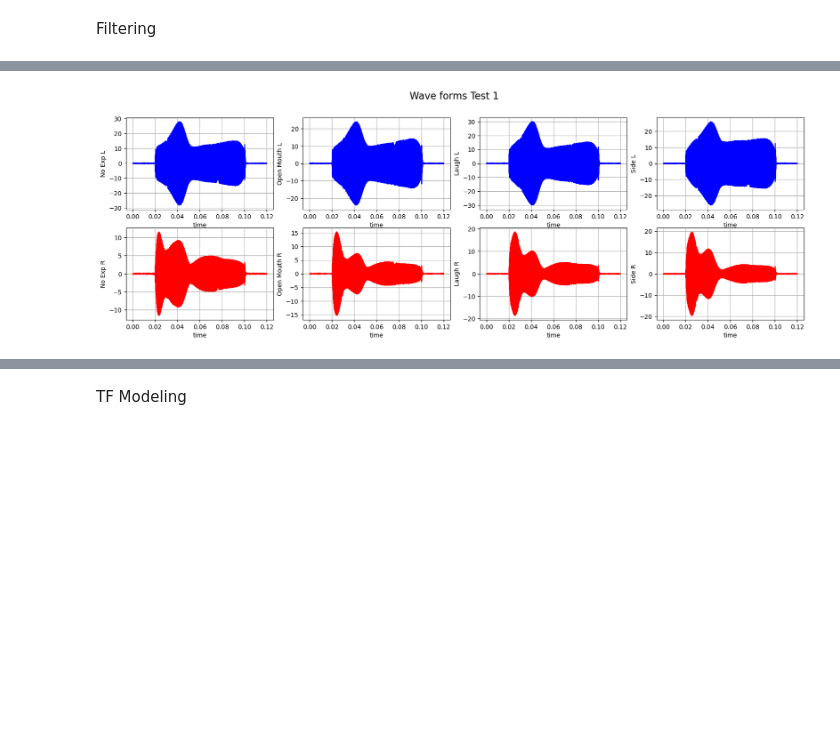
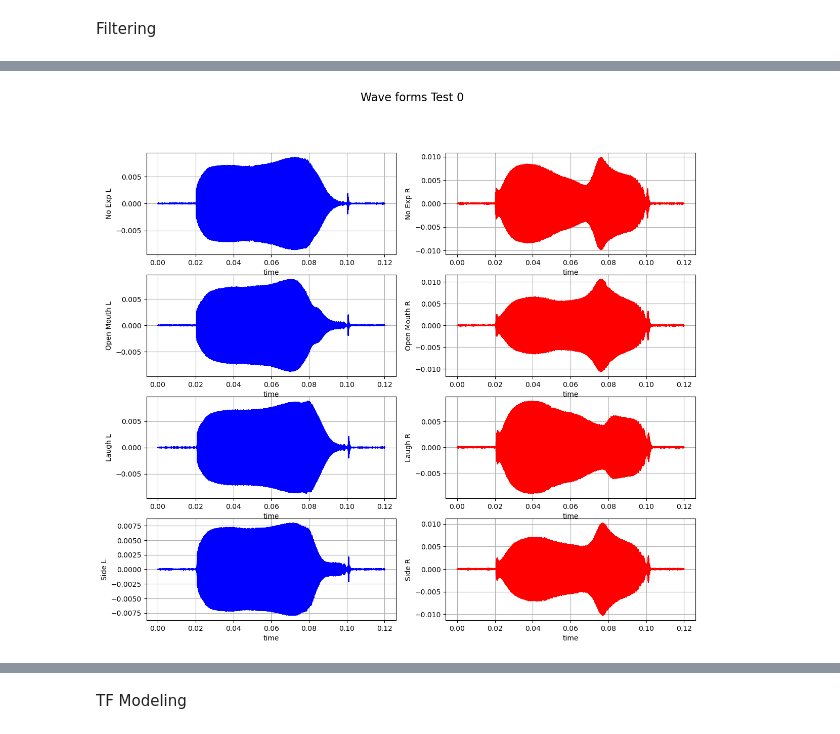
Before and after one commit to SaadiaJameel/ear-echo, a Jupyter notebook: Ear_Echo/Signal Analyzing.ipynb, the cells around one changed output, grey strips where cells are left out. Saved outputs shown, nothing was run; the diff lists cells and outputs as text; code cells hidden in the pictures; blank space fills up the shorter version.

```diff
--- a/Ear_Echo/Signal Analyzing.ipynb
+++ b/Ear_Echo/Signal Analyzing.ipynb
@@ -271,12 +262,11 @@ Text(0.5, 1.0, 'Open Mouth')
 # %%
-ind = segment_chirp(Blow_Ad,Fs,delay=0.5)
-Blow_A = ([Blow_Ad])[0][ind[0]:ind[1]]
-Blow_B = ([Blow_Bd])[0][ind[0]:ind[1]]
+Blow_A = normalize([Blow_Ad])[0][int(Fs*1.483):int(Fs*(1.483+0.46))]
+Blow_B = normalize([Blow_Bd])[0][int(Fs*1.483):int(Fs*(1.483+0.46))]
 
 plt.figure(figsize=(12,2))
 librosa.display.waveshow(Blow_A,sr=Fs,color="blue")
 plt.title("Blow")
-#plt.xlim((1.227,2))
+plt.xlim((1.503,2))
 
 plt.figure(figsize=(12,2))
 librosa.display.waveshow(Blow_B,sr=Fs,color="red")
@@ -289,12 +279,11 @@ Text(0.5, 1.0, 'Blow')
 # %%
-ind = segment_chirp(Side_Ad,Fs,delay=0.6)
-Side_A = ([Side_Ad])[0][ind[0]:ind[1]]
-Side_B = ([Side_Bd])[0][ind[0]:ind[1]]
+Side_A = normalize([Side_Ad])[0][int(Fs*1.212):int(Fs*(1.212+0.46))]
+Side_B = normalize([Side_Bd])[0][int(Fs*1.212):int(Fs*(1.212+0.46))]
 
 plt.figure(figsize=(12,2))
 librosa.display.waveshow(Side_A,sr=Fs,color="blue")
 plt.title("Side")
-#plt.xlim((1.219,2))
+plt.xlim((1.232,2))
 
 plt.figure(figsize=(12,2))
 librosa.display.waveshow(Side_B,sr=Fs,color="red")
@@ -312,7 +301,7 @@ def Additionally_average(data_set,fs):
     for i in range(1,3):
 
         averaged_data= averaged_data + data_set[int((0.120*i)*fs) : int((0.120*(i+1))*fs)]
-    return(averaged_data.astype(float)/3)
+    return(averaged_data.astype(float))
 
 Intfer_A , Intfer_B= Additionally_average(Intfer_A,Fs) , Additionally_average(Intfer_B,Fs)
 ref_A0 , ref_B0 = Additionally_average(ref_A0,Fs) , Additionally_average(ref_B0,Fs)
@@ -361,54 +328,54 @@ axs[2].grid(True)
 # %%
 t = np.linspace(0,0.12,int(0.12*Fs))
 
-fig, axs = plt.subplots(2,4,figsize=(20,6))
+fig, axs = plt.subplots(4, 2,figsize=(14,12))
 fig.suptitle('Wave forms Test '+Tes_no, fontsize=16)
 
 axs[0,0].plot(t,filt_Relax_A,color="blue")
 axs[0,0].set_xlabel('time')
 axs[0,0].set_ylabel('No Exp L')
 axs[0,0].grid(True)
 
-axs[1,0].plot(t,filt_Relax_B,color="red")
+axs[0,1].plot(t,filt_Relax_B,color="red")
+axs[0,1].set_xlabel('time')
+axs[0,1].set_ylabel('No Exp R')
+axs[0,1].grid(True)
+
+axs[1,0].plot(t,filt_OpM_A,color="blue")
 axs[1,0].set_xlabel('time')
-axs[1,0].set_ylabel('No Exp R')
+axs[1,0].set_ylabel('Open Mouth L')
 axs[1,0].grid(True)
-
-axs[0,1].plot(t,filt_OpM_A,color="blue")
-axs[0,1].set_xlabel('time')
-axs[0,1].set_ylabel('Open Mouth L')
-axs[0,1].grid(True)
 
 axs[1,1].plot(t,filt_OpM_B,color="red")
 axs[1,1].set_xlabel('time')
 axs[1,1].set_ylabel('Open Mouth R')
 axs[1,1].grid(True)
 
-axs[0,2].plot(t,filt_Blow_A,color="blue")
-axs[0,2].set_xlabel('time')
-axs[0,2].set_ylabel('Laugh L')
-axs[0,2].grid(True)
+axs[2,0].plot(t,filt_Blow_A,color="blue")
+axs[2,0].set_xlabel('time')
+axs[2,0].set_ylabel('Laugh L')
+axs[2,0].grid(True)
 
-axs[1,2].plot(t,filt_Blow_B,color="red")
-axs[1,2].set_xlabel('time')
-axs[1,2].set_ylabel('Laugh R')
-axs[1,2].grid(True)
+axs[2,1].plot(t,filt_Blow_B,color="red")
+axs[2,1].set_xlabel('time')
+axs[2,1].set_ylabel('Laugh R')
+axs[2,1].grid(True)
 
-axs[0,3].plot(t,filt_Side_A,color="blue")
-axs[0,3].set_xlabel('time')
-axs[0,3].set_ylabel('Side L')
-axs[0,3].grid(True)
+axs[3,0].plot(t,filt_Side_A,color="blue")
+axs[3,0].set_xlabel('time')
+axs[3,0].set_ylabel('Side L')
+axs[3,0].grid(True)
 
-axs[1,3].plot(t,filt_Side_B,color="red")
-axs[1,3].set_xlabel('time')
-axs[1,3].set_ylabel('Side R')
-axs[1,3].grid(True)
+axs[3,1].plot(t,filt_Side_B,color="red")
+axs[3,1].set_xlabel('time')
+axs[3,1].set_ylabel('Side R')
+axs[3,1].grid(True)
 
 plt.savefig("Results\Wave form "+Tes_no+".png")
 
 plt.show()
 # %% [output]
-[figure, old version]
+[figure, new version]
 # %%
 Xf_A = librosa.amplitude_to_db(np.abs(librosa.stft(Relax_A)), ref=np.max)
 plt.figure(figsize=(12,4))
```
Also changed, not shown: parts of 22 cells of this notebook.
